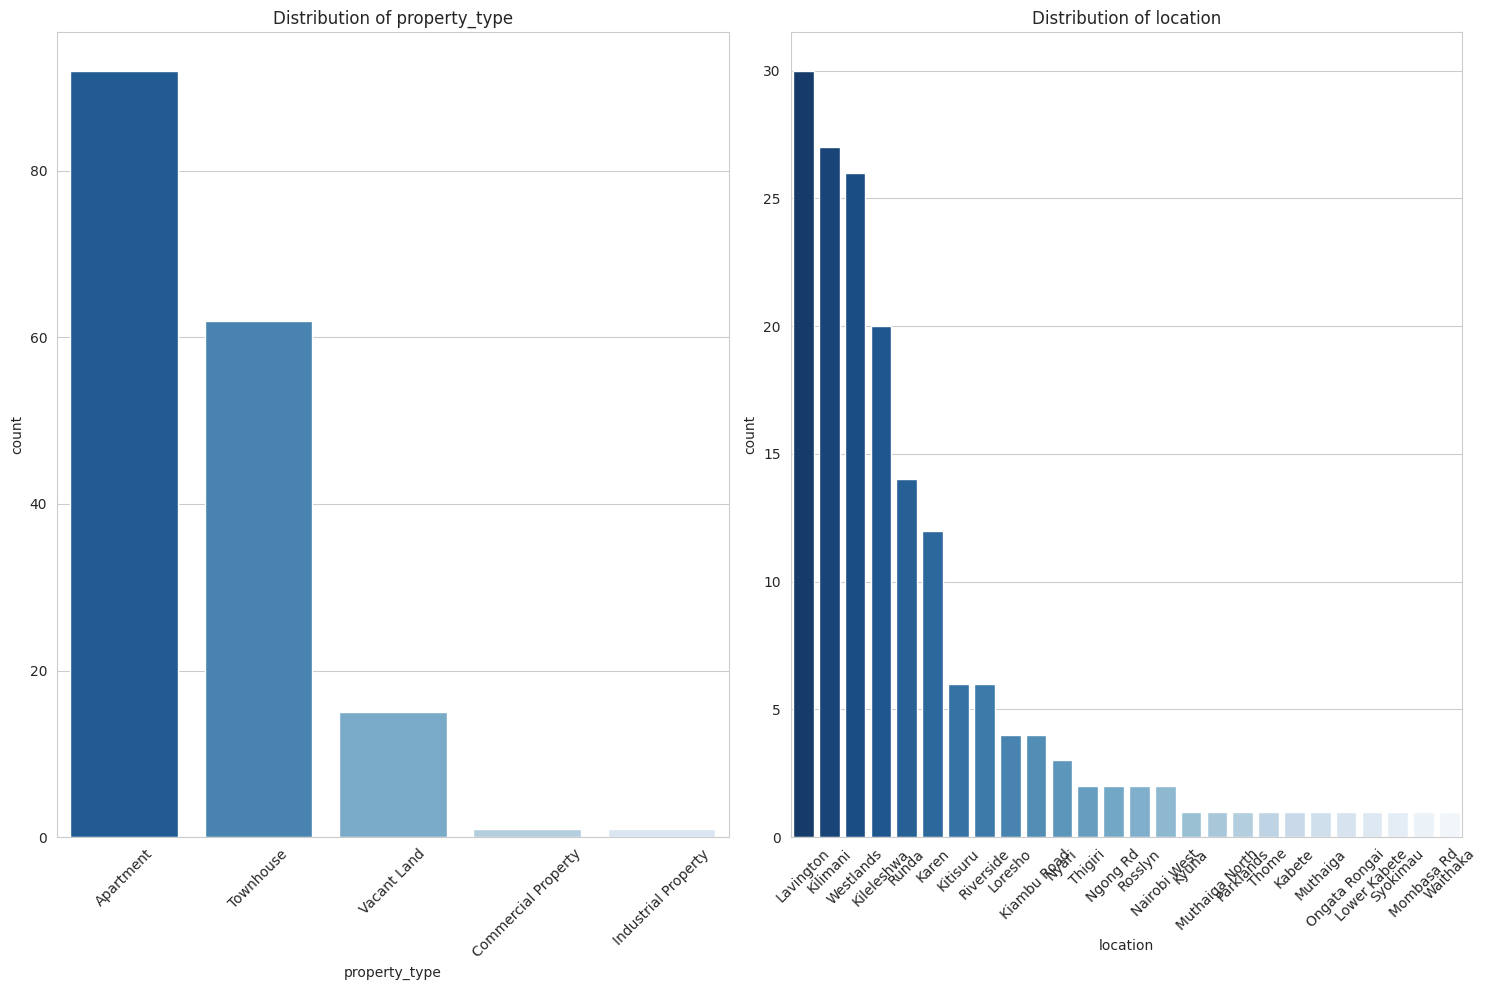
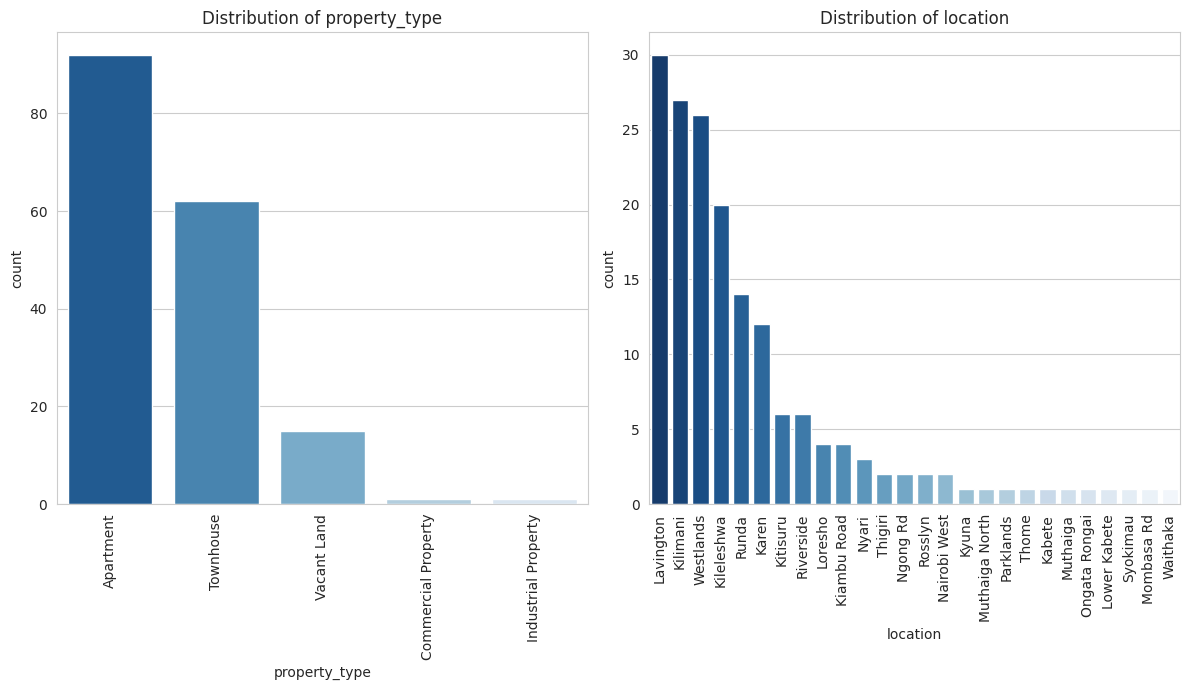
The notebook cell's code change between the first figure and the second:
--- before
+++ after
@@ -1,3 +1,3 @@
-plt.figure(figsize= (15, 10))
+plt.figure(figsize= (12, 7))
 
 for i, col in enumerate(cat_columns):
@@ -5,5 +5,5 @@
   sns.countplot(df, x=col, palette= "Blues_r", legend=False, order= df[col].value_counts().index)
   plt.title(f"Distribution of {col}")
-  plt.xticks(rotation= 45)
+  plt.xticks(rotation= 90)
 
 plt.tight_layout()

Commit: Created using Colab